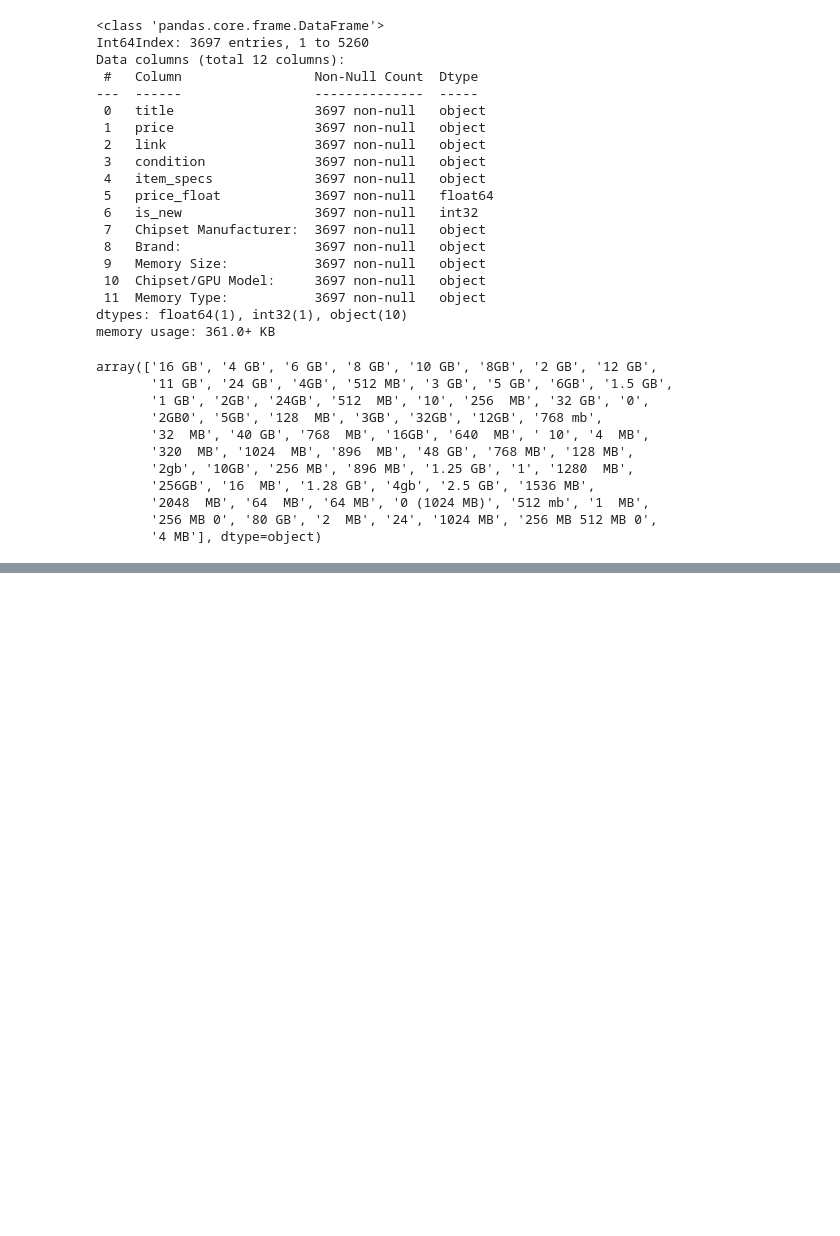
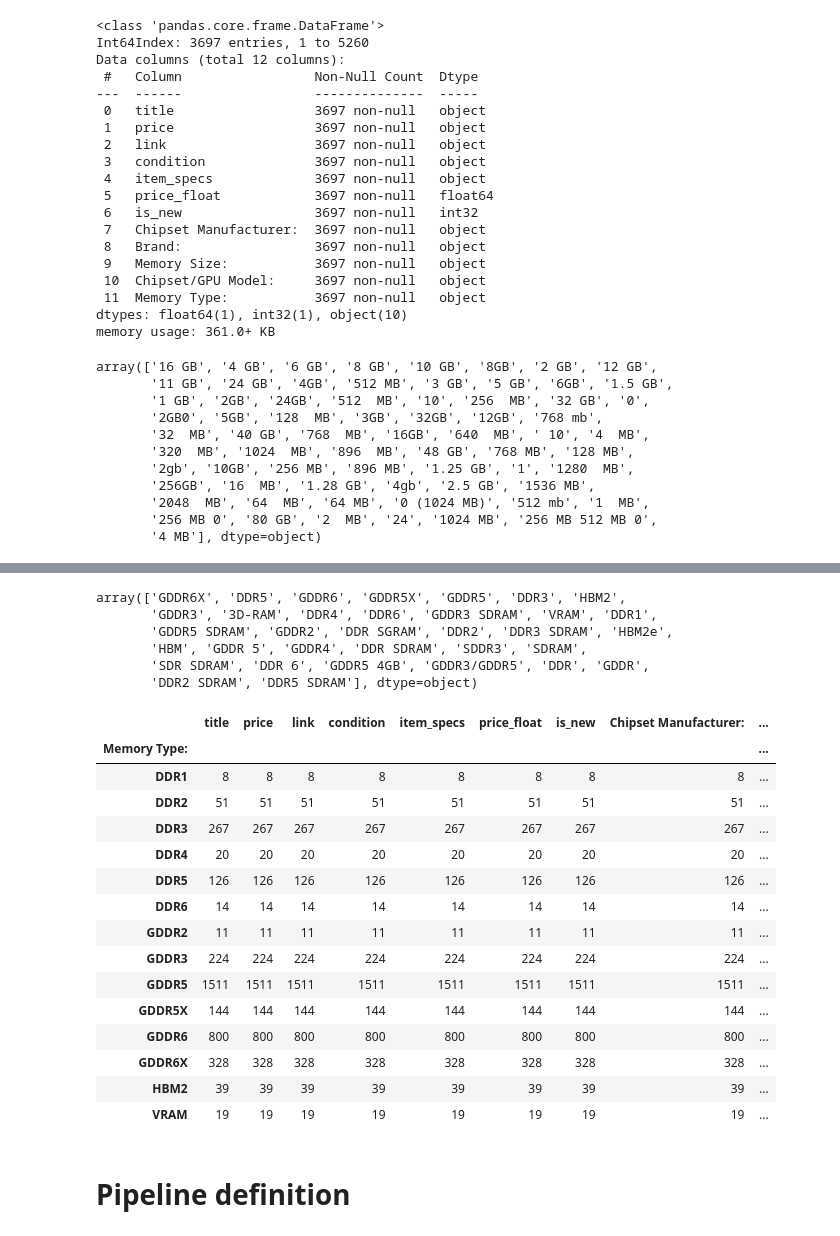
Before and after one commit to LuAsm/Tweet_sentiment_predict, a Jupyter notebook: notebooks/modelling.ipynb, the cells around one changed output, grey strips where cells are left out. Drawn from its saved outputs; the diff is of its cells as text; code cells hidden in the pictures; blank space fills up the shorter version.

```diff
--- a/notebooks/modelling.ipynb
+++ b/notebooks/modelling.ipynb
@@ -284,0 +325,14 @@ df.loc[df["Memory Size:"] == "256 MB"]
+# %%
+df["Brand"] = df["Brand:"].apply(lambda x: x.lower().split()[0])
+# %%
+df.drop(df.index[(df["Brand"] == "xfx")],axis=0,inplace=True)
+df.drop(df.index[(df["Brand"] == "inno3d")],axis=0,inplace=True)
+df.drop(df.index[(df["Brand"] == "japan")],axis=0,inplace=True)
+df.drop(df.index[(df["Brand"] == "pny")],axis=0,inplace=True)
+df.drop(df.index[(df["Brand"] == "galakuro")],axis=0,inplace=True)
+df.drop(df.index[(df["Brand"] == "zotac")],axis=0,inplace=True)
+df.drop(df.index[(df["Brand"] == "graphics")],axis=0,inplace=True)
+df.drop(df.index[(df["Brand"] == "nvdia")],axis=0,inplace=True)
+df.drop(df.index[(df["Brand"] == "radeon")],axis=0,inplace=True)
+df.drop(df.index[(df["Brand"] == "lenovo")],axis=0,inplace=True)
+df.drop(df.index[(df["Brand"] == "hp")],axis=0,inplace=True)
@@ -284,0 +353,46 @@ df.loc[df["Memory Size:"] == "256 MB"]
+# %%
+df["Memory Type:"].unique()
+# %% [output]
+array(['GDDR6X', 'DDR5', 'GDDR6', 'GDDR5X', 'GDDR5', 'DDR3', 'HBM2',
+       'GDDR3', '3D-RAM', 'DDR4', 'DDR6', 'GDDR3 SDRAM', 'VRAM', 'DDR1',
+       'GDDR5 SDRAM', 'GDDR2', 'DDR SGRAM', 'DDR2', 'DDR3 SDRAM', 'HBM2e',
+       'HBM', 'GDDR 5', 'GDDR4', 'DDR SDRAM', 'SDDR3', 'SDRAM',
+       'SDR SDRAM', 'DDR 6', 'GDDR5 4GB', 'GDDR3/GDDR5', 'DDR', 'GDDR',
+       'DDR2 SDRAM', 'DDR5 SDRAM'], dtype=object)
+# %%
+df.drop(df.index[(df["Memory Type:"] == "SDR SDRAM")],axis=0,inplace=True)
+df.drop(df.index[(df["Memory Type:"] == "3D-RAM")],axis=0,inplace=True)
+df.drop(df.index[(df["Memory Type:"] == "HBM2e")],axis=0,inplace=True)
+df.drop(df.index[(df["Memory Type:"] == "HBM")],axis=0,inplace=True)
+df.drop(df.index[(df["Memory Type:"] == "GDDR4")],axis=0,inplace=True)
+df.drop(df.index[(df["Memory Type:"] == "SDDR3")],axis=0,inplace=True)
+df.drop(df.index[(df["Memory Type:"] == "SDRAM")],axis=0,inplace=True)
+df.drop(df.index[(df["Memory Type:"] == "SDR SDRAM")],axis=0,inplace=True)
+df.drop(df.index[(df["Memory Type:"] == "DDR")],axis=0,inplace=True)
+df.drop(df.index[(df["Memory Type:"] == "DDR SGRAM")],axis=0,inplace=True)
+df.drop(df.index[(df["Memory Type:"] == "DDR SDRAM")],axis=0,inplace=True)
+df.drop(df.index[(df["Memory Type:"] == "GDDR")],axis=0,inplace=True)
+# %%
+df['Memory Type:'] = df['Memory Type:'].str.replace('GDDR3 SDRAM','GDDR3').str.replace('GDDR 5','GDDR5').str.replace('GDDR5 SDRAM','GDDR5').str.replace('DDR3 SDRAM','DDR3').str.replace('DDR 6','DDR6').str.replace('GDDR5 4GB','GDDR5').str.replace('GDDR3/GDDR5','GDDR5').str.replace('DDR2 SDRAM','DDR2').str.replace('DDR5 SDRAM','DDR5')
+# %%
+
+df.groupby("Memory Type:").count()
+# %% [output]
+|  | title | price | link | condition | item_specs | price_float | is_new | Chipset Manufacturer: | ... |
+| Memory Type: |  |  |  |  |  |  |  |  | ... |
+| DDR1 | 8 | 8 | 8 | 8 | 8 | 8 | 8 | 8 | ... |
+| DDR2 | 51 | 51 | 51 | 51 | 51 | 51 | 51 | 51 | ... |
+| DDR3 | 267 | 267 | 267 | 267 | 267 | 267 | 267 | 267 | ... |
+| DDR4 | 20 | 20 | 20 | 20 | 20 | 20 | 20 | 20 | ... |
+| DDR5 | 126 | 126 | 126 | 126 | 126 | 126 | 126 | 126 | ... |
+| DDR6 | 14 | 14 | 14 | 14 | 14 | 14 | 14 | 14 | ... |
+| GDDR2 | 11 | 11 | 11 | 11 | 11 | 11 | 11 | 11 | ... |
+| GDDR3 | 224 | 224 | 224 | 224 | 224 | 224 | 224 | 224 | ... |
+| GDDR5 | 1511 | 1511 | 1511 | 1511 | 1511 | 1511 | 1511 | 1511 | ... |
+| GDDR5X | 144 | 144 | 144 | 144 | 144 | 144 | 144 | 144 | ... |
+| GDDR6 | 800 | 800 | 800 | 800 | 800 | 800 | 800 | 800 | ... |
+| GDDR6X | 328 | 328 | 328 | 328 | 328 | 328 | 328 | 328 | ... |
+| HBM2 | 39 | 39 | 39 | 39 | 39 | 39 | 39 | 39 | ... |
+| VRAM | 19 | 19 | 19 | 19 | 19 | 19 | 19 | 19 | ... |
+# %% [markdown]
+# Pipeline definition
```
Also changed, not shown: parts of 16 cells of this notebook, 1 other file.
